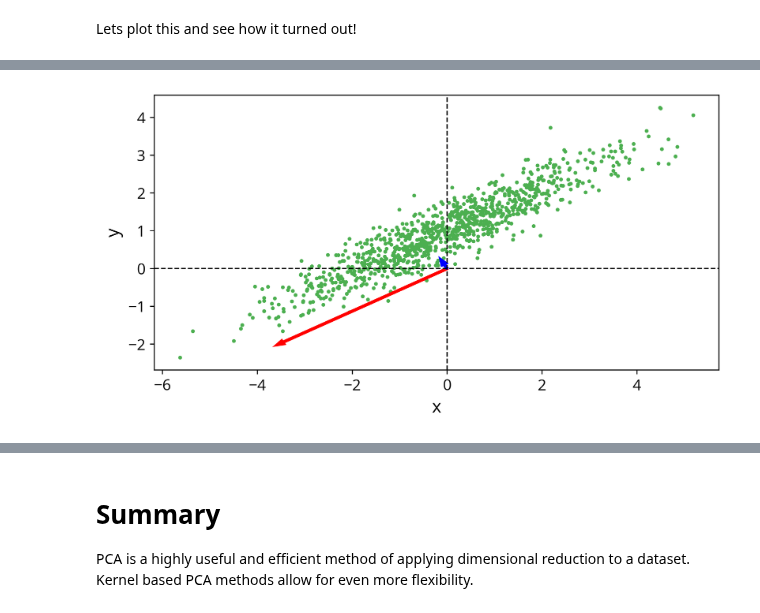
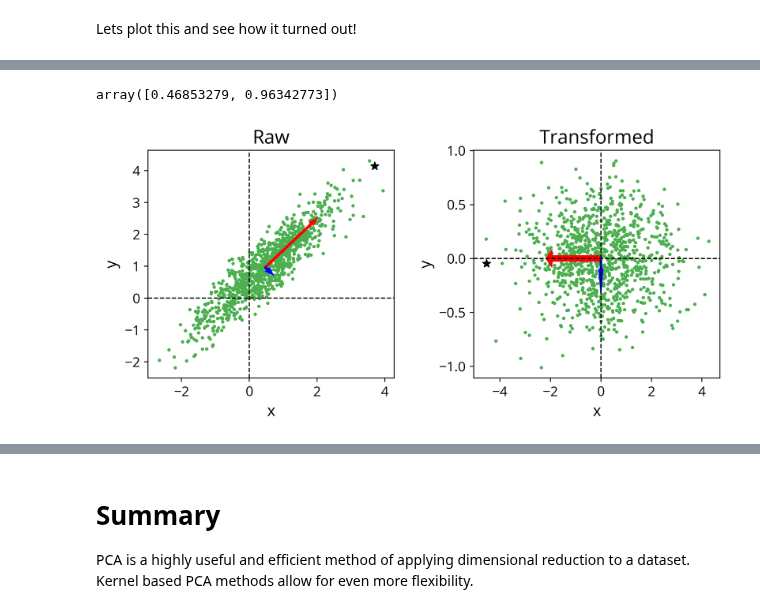
Before and after one commit to Samreay/Samreay, a Jupyter notebook: notebooks/2020-08-27-PCA.ipynb, the cells around one changed output, grey strips where cells are left out. Saved outputs shown, nothing was run; the diff lists cells and outputs as text; code cells hidden in the pictures.

```diff
--- a/notebooks/2020-08-27-PCA.ipynb
+++ b/notebooks/2020-08-27-PCA.ipynb
@@ -137,10 +135,24 @@ array([3.956171  , 0.11389204])
-# %%
-# Behold, plotting them together with the raw data!
-plt.scatter(data[:, 0], data[:, 1])
-plt.arrow(0, 0, *(eigenvecs[:, 0] * eigenvals[0]), color="r", width=0.05)
-plt.arrow(0, 0, *(eigenvecs[:, 1] * eigenvals[1]), color="b", width=0.05)
-plt.axvline(0, c="k", lw=1, ls="--"), plt.axhline(0, c="k", lw=1, ls="--")
-plt.xlabel("x"), plt.ylabel("y");
-# %% [output]
-[figure, removed]
+# %%
+# Behold, the mean values!
+mean = pca.mean_
+mean
+# %% [output]
+array([0.46853279, 0.96342773])
+# %%
+# Behold, plotting them together with the raw data!
+fig, axes = plt.subplots(ncols=2)
+for ax, d, name in zip(axes, [data, data_transformed], ["Raw", "Transformed"]):
+    ax.scatter(d[:, 0], d[:, 1])
+    ax.scatter(d[208, 0], d[208, 1], s=50, marker="*", c="k")
+    ax.axvline(0, c="k", lw=1, ls="--"), ax.axhline(0, c="k", lw=1, ls="--")
+    ax.set_xlabel("x"), ax.set_ylabel("y"), ax.set_title(name)
+    if name == "Raw":
+        ax.arrow(*mean, *(eigenvecs[:, 0] * eigenvals[0]), color="r", width=0.05)
+        ax.arrow(*mean, *(eigenvecs[:, 1] * eigenvals[1]), color="b", width=0.05)
+    else:
+        ax.arrow(0, 0, -eigenvals[0], 0, color="r", width=0.05)
+        ax.arrow(0, 0, 0, -eigenvals[1], color="b", width=0.05)
+fig.tight_layout()
+# %% [output]
+[figure, added]
 # %% [markdown]
```
Also changed, not shown: parts of 7 cells of this notebook, 21 other files.
